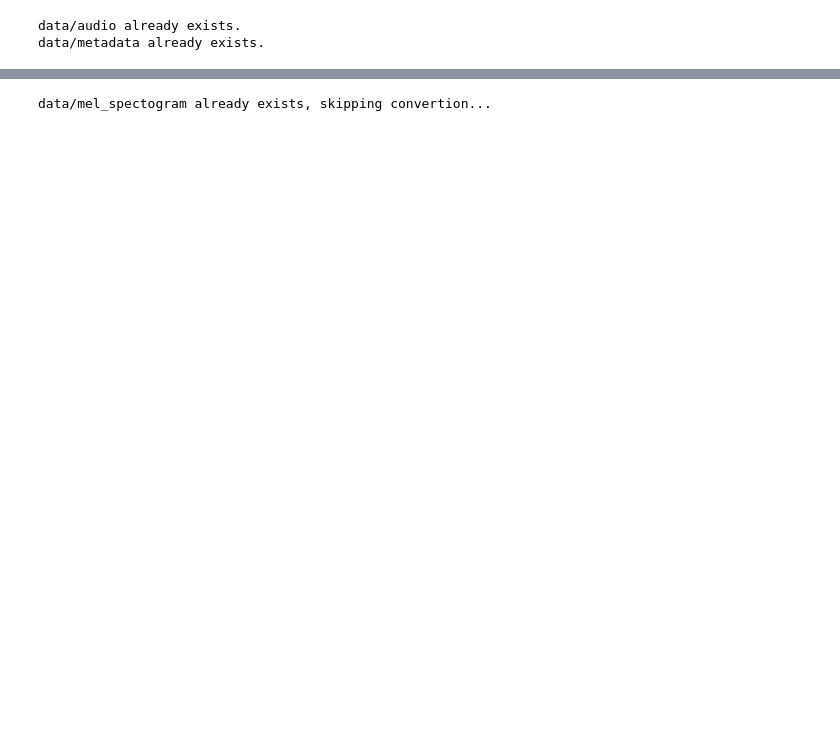
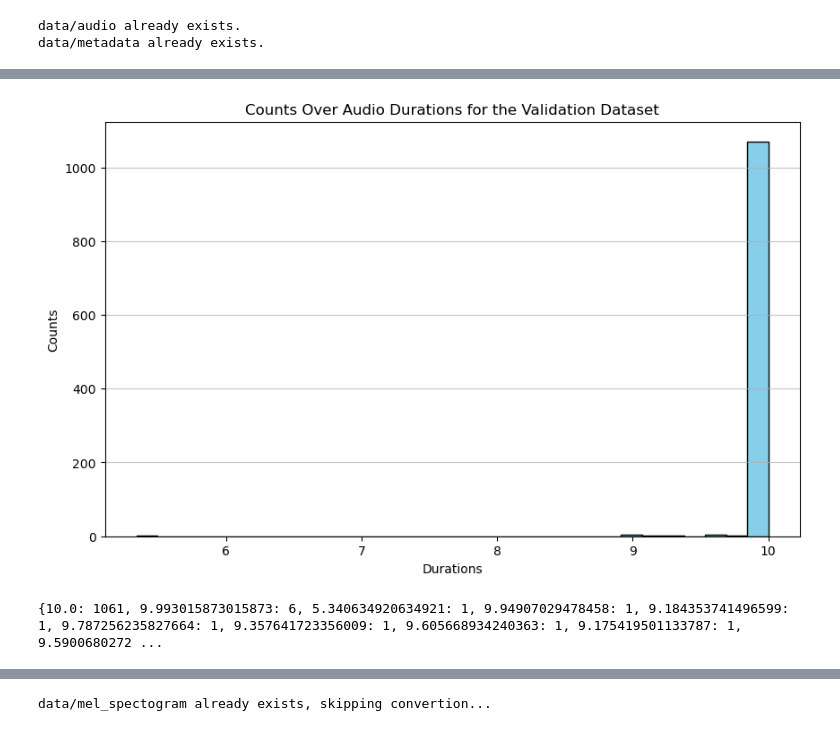
Before and after one commit to JayC-SF/COMP-432-Project, a Jupyter notebook: notebooks/preprocess_data.ipynb, the cells around one changed output, grey strips where cells are left out. Saved outputs shown, nothing was run; the diff lists cells and outputs as text; code cells hidden in the pictures; blank space fills up the shorter version.

```diff
--- a/notebooks/preprocess_data.ipynb
+++ b/notebooks/preprocess_data.ipynb
@@ -56,0 +71,7 @@ data/metadata already exists.
+# %%
+_, durations = prepd.get_durations(v.AUDIO_DATA_PATH/'validation')
+prepd.plot_durations(durations, "Counts Over Audio Durations for the Validation Dataset")
+print(prepd.count_durations(durations))
+# %% [output]
+[figure, added]
+{10.0: 1061, 9.993015873015873: 6, 5.340634920634921: 1, 9.94907029478458: 1, 9.184353741496599: 1, 9.787256235827664: 1, 9.357641723356009: 1, 9.605668934240363: 1, 9.175419501133787: 1, 9.5900680272 ...
```
Also changed, not shown: parts of 20 cells of this notebook, 3 other files.
